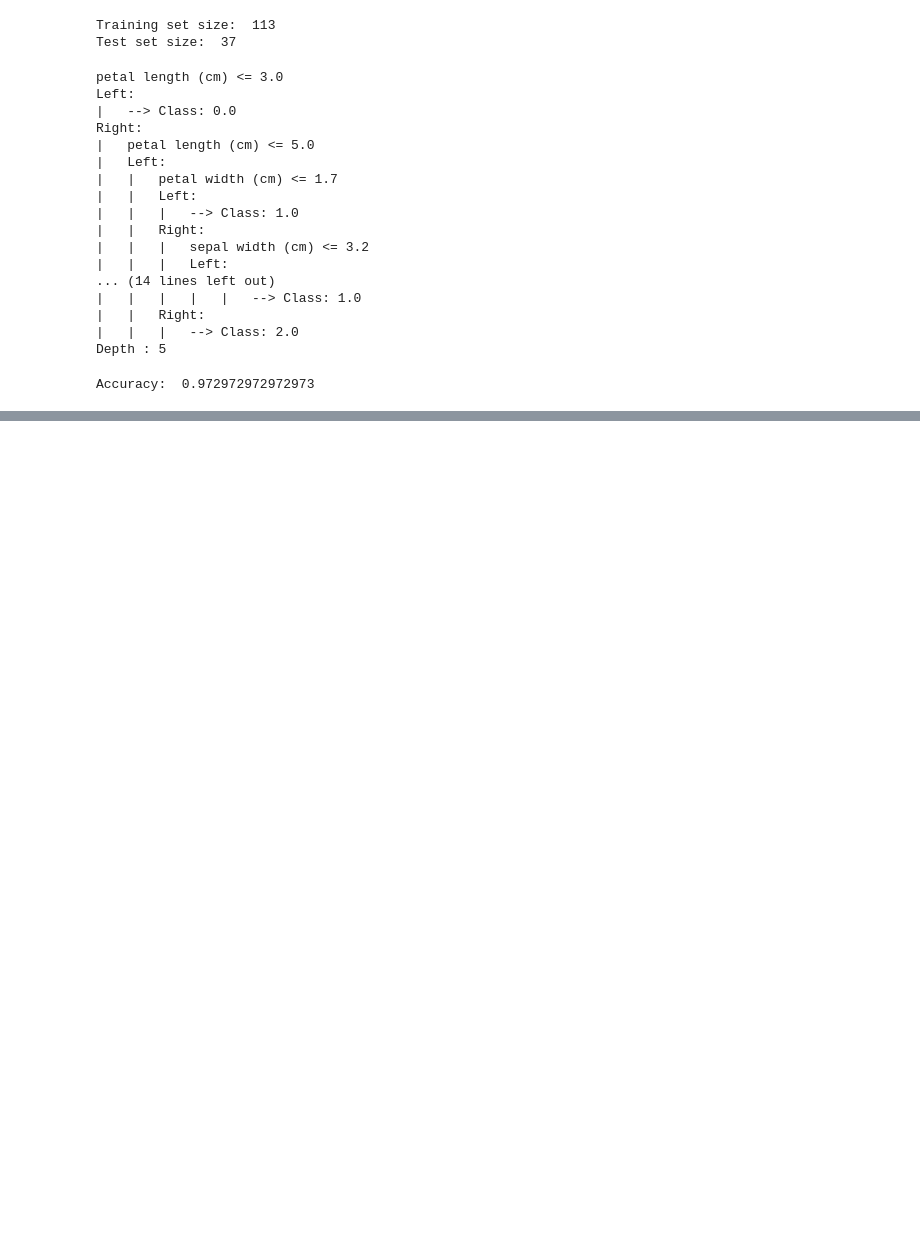
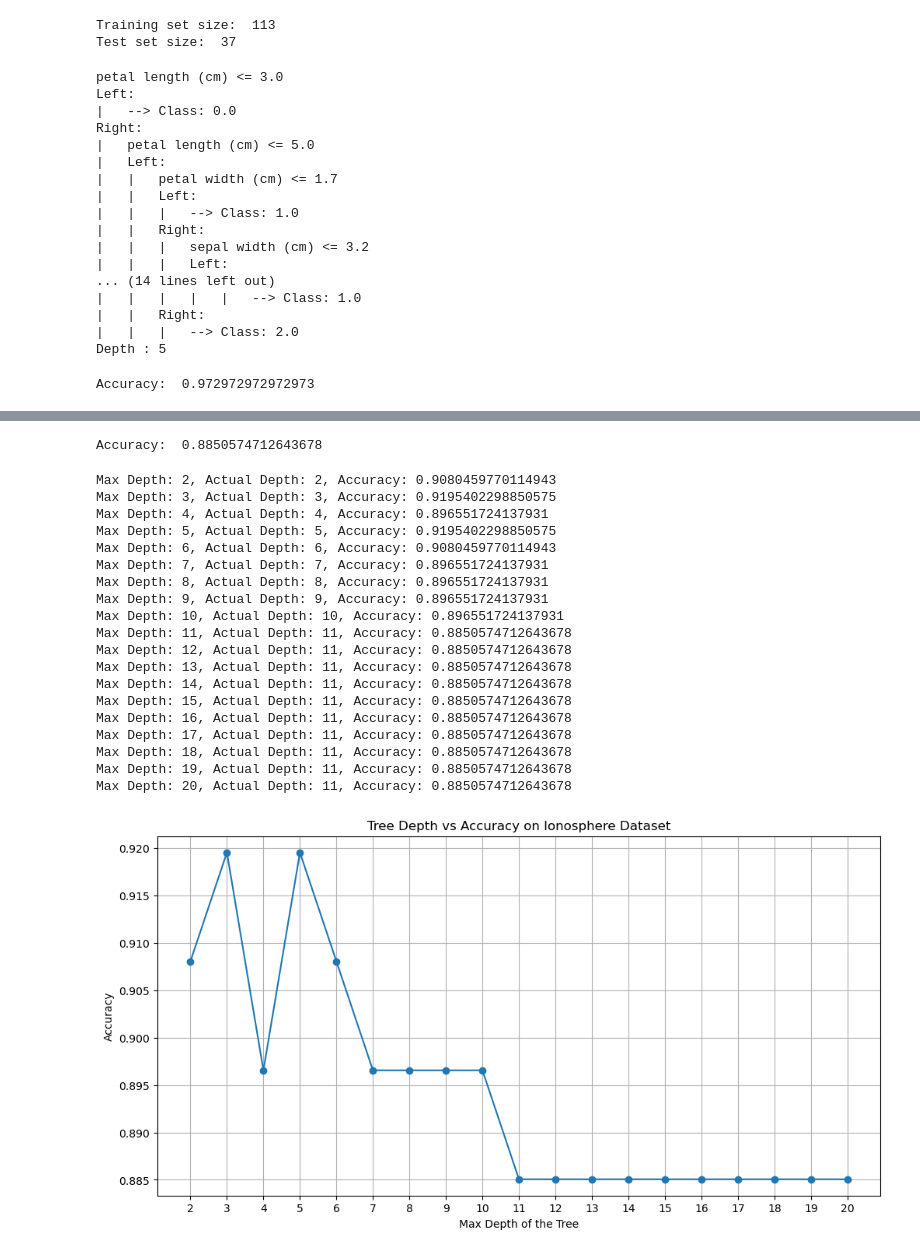
Before and after one commit to nkurien/FYP-MLEvaluator, a Jupyter notebook: poc/notebooks/05_decision_tree.ipynb, the cells around one changed output, grey strips where cells are left out. Cells and saved outputs as stored; diff of their text form; code cells hidden in the pictures; blank space fills up the shorter version.

Commit message:
poc: Introduced ionosphere dataset and modeled in Notebook
Introduced the ionosphere dataset into the project and determined how well the tree is built on significantly more features

```diff
--- a/poc/notebooks/05_decision_tree.ipynb
+++ b/poc/notebooks/05_decision_tree.ipynb
@@ -83 +86,8 @@ Max Depth: 10, Actual Depth: 5 Accuracy: 0.972972972972973
 [figure]
+# %%
+iono = np.genfromtxt("../datasets/ionosphere.txt", delimiter=",")
+X_io = np.genfromtxt("../datasets/ionosphere.txt", delimiter=",", usecols=np.arange(34))
+y_io = np.genfromtxt("../datasets/ionosphere.txt", delimiter=",", usecols=34, dtype="int")
+X_train_io, X_test_io, y_train_io, y_test_io = split.train_test_split(X_io, y_io, seed=2108)
+print("Training set size: ", X_train_io.shape[0])
+print("Test set size: ", X_test_io.shape[0])
@@ -83,0 +97,6 @@ Max Depth: 10, Actual Depth: 5 Accuracy: 0.972972972972973
+# %%
+tree_iono = tree.ClassificationTree()
+tree_iono.fit(X_train_io, y_train_io)
+tree_iono.print_tree()
+depth = tree_iono.get_depth()
+print("Depth :", depth)
@@ -83,0 +121,49 @@ Max Depth: 10, Actual Depth: 5 Accuracy: 0.972972972972973
+# %%
+predictions = tree_iono.predict(X_test_io)
+accuracy = np.mean(predictions == y_test_io)
+print("Accuracy: ", accuracy)
+# %% [output]
+Accuracy:  0.8850574712643678
+# %%
+# List to store accuracies
+accuracies = []
+
+# Loop over the range of depths from 2 to 20
+for depth in range(2, 21):
+    tree_iono_test = tree.ClassificationTree(max_depth=depth, min_size=1)
+    tree_iono_test.fit(X_train_io, y_train_io)
+    predictions = tree_iono_test.predict(X_test_io)
+    accuracy = np.mean(predictions == y_test_io)
+    accuracies.append(accuracy)
+    print(f"Max Depth: {depth}, Actual Depth: {tree_iono_test.get_depth()}, Accuracy: {accuracy}")
+
+# Plotting
+plt.figure(figsize=(12, 6))
+plt.plot(range(2, 21), accuracies, marker='o', linestyle='-')
+plt.title('Tree Depth vs Accuracy on Ionosphere Dataset')
+plt.xlabel('Max Depth of the Tree')
+plt.ylabel('Accuracy')
+plt.xticks(range(2, 21))
+plt.grid(True)
+plt.show()
+# %% [output]
+Max Depth: 2, Actual Depth: 2, Accuracy: 0.9080459770114943
+Max Depth: 3, Actual Depth: 3, Accuracy: 0.9195402298850575
+Max Depth: 4, Actual Depth: 4, Accuracy: 0.896551724137931
+Max Depth: 5, Actual Depth: 5, Accuracy: 0.9195402298850575
+Max Depth: 6, Actual Depth: 6, Accuracy: 0.9080459770114943
+Max Depth: 7, Actual Depth: 7, Accuracy: 0.896551724137931
+Max Depth: 8, Actual Depth: 8, Accuracy: 0.896551724137931
+Max Depth: 9, Actual Depth: 9, Accuracy: 0.896551724137931
+Max Depth: 10, Actual Depth: 10, Accuracy: 0.896551724137931
+Max Depth: 11, Actual Depth: 11, Accuracy: 0.8850574712643678
+Max Depth: 12, Actual Depth: 11, Accuracy: 0.8850574712643678
+Max Depth: 13, Actual Depth: 11, Accuracy: 0.8850574712643678
+Max Depth: 14, Actual Depth: 11, Accuracy: 0.8850574712643678
+Max Depth: 15, Actual Depth: 11, Accuracy: 0.8850574712643678
+Max Depth: 16, Actual Depth: 11, Accuracy: 0.8850574712643678
+Max Depth: 17, Actual Depth: 11, Accuracy: 0.8850574712643678
+Max Depth: 18, Actual Depth: 11, Accuracy: 0.8850574712643678
+Max Depth: 19, Actual Depth: 11, Accuracy: 0.8850574712643678
+Max Depth: 20, Actual Depth: 11, Accuracy: 0.8850574712643678
+[figure, added]
```
Also changed, not shown: parts of 4 cells of this notebook, 1 other file.
